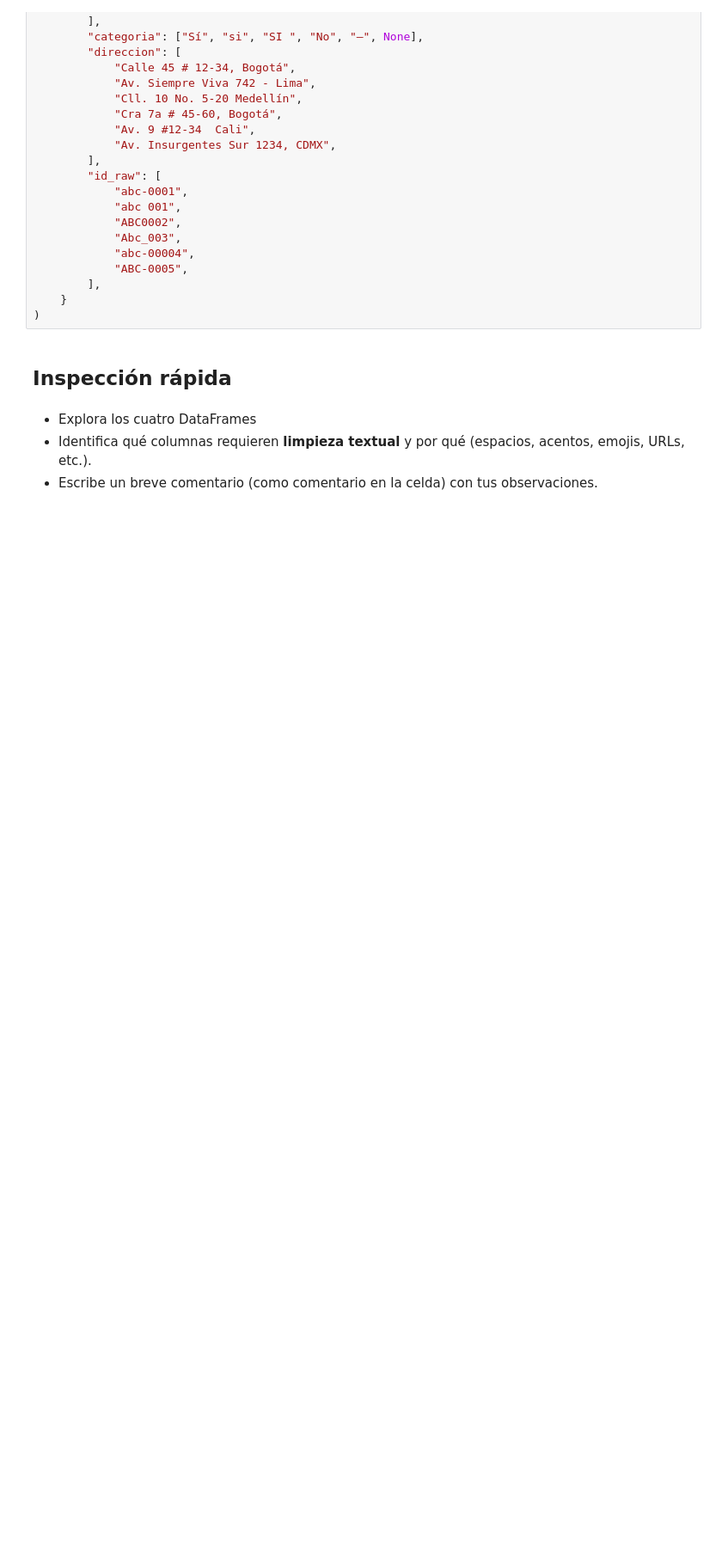
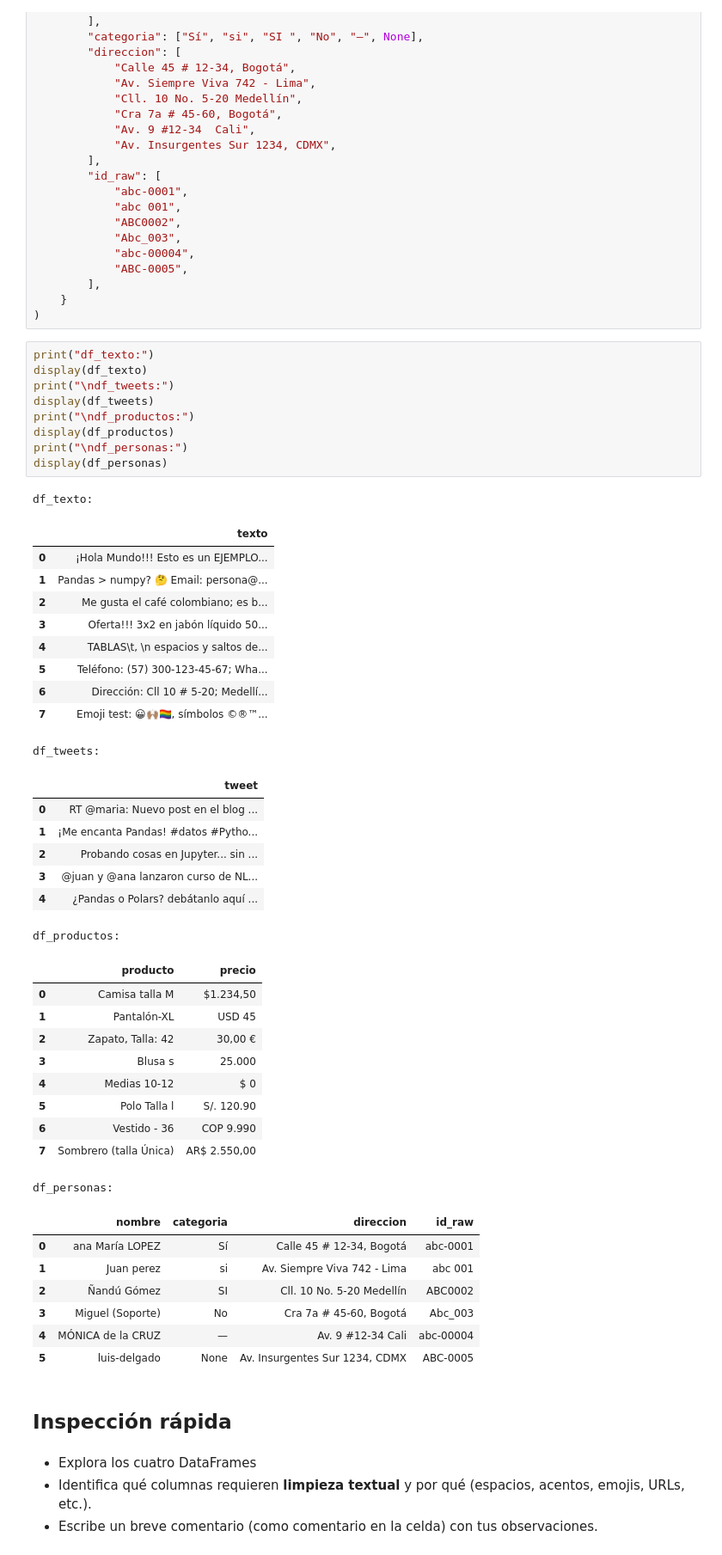
Before and after one commit to pablozapatao/NLP_PabloZapataOchoa, a Jupyter notebook: notebooks/Practica_Limpieza_Texto (1).ipynb, the cells around one changed output. Shown at 86% size. Drawn from its saved outputs; the diff is of its cells as text; blank space fills up the shorter version.

```diff
--- a/notebooks/Practica_Limpieza_Texto (1).ipynb
+++ b/notebooks/Practica_Limpieza_Texto (1).ipynb
@@ -226,6 +226,51 @@ df_personas = pd.DataFrame(
         ],
     }
 )
+# %%
+print("df_texto:")
+display(df_texto)
+print("\ndf_tweets:")
+display(df_tweets)
+print("\ndf_productos:")
+display(df_productos)
+print("\ndf_personas:")
+display(df_personas)
+# %% [output]
+df_texto:
+|  | texto |
+| 0 | ¡Hola Mundo!!! Esto es un EJEMPLO... |
+| 1 | Pandas > numpy? 🤔 Email: persona@... |
+| 2 | Me gusta el café colombiano; es b... |
+| 3 | Oferta!!! 3x2 en jabón líquido 50... |
+| 4 | TABLAS\t, \n espacios y saltos de... |
+| 5 | Teléfono: (57) 300-123-45-67; Wha... |
+| 6 | Dirección: Cll 10 # 5-20; Medellí... |
+| 7 | Emoji test: 😀🙌🏽🏳️‍🌈, símbolos ©®™... |
+df_tweets:
+|  | tweet |
+| 0 | RT @maria: Nuevo post en el blog ... |
+| 1 | ¡Me encanta Pandas! #datos #Pytho... |
+| 2 | Probando cosas en Jupyter... sin ... |
+| 3 | @juan y @ana lanzaron curso de NL... |
+| 4 | ¿Pandas o Polars? debátanlo aquí ... |
+df_productos:
+|  | producto | precio |
+| 0 | Camisa talla M | $1.234,50 |
+| 1 | Pantalón-XL | USD 45 |
+| 2 | Zapato, Talla: 42 | 30,00 € |
+| 3 | Blusa s | 25.000 |
+| 4 | Medias 10-12 | $ 0 |
+| 5 | Polo Talla l | S/. 120.90 |
+| 6 | Vestido - 36 | COP 9.990 |
+| 7 | Sombrero (talla Única) | AR$ 2.550,00 |
+df_personas:
+|  | nombre | categoria | direccion | id_raw |
+| 0 | ana María LOPEZ | Sí | Calle 45 # 12-34, Bogotá | abc-0001 |
+| 1 | Juan perez | si | Av. Siempre Viva 742 - Lima | abc 001 |
+| 2 | Ñandú Gómez | SI | Cll. 10 No. 5-20 Medellín | ABC0002 |
+| 3 | Miguel (Soporte) | No | Cra 7a # 45-60, Bogotá | Abc_003 |
+| 4 | MÓNICA de la CRUZ | — | Av. 9 #12-34 Cali | abc-00004 |
+| 5 | luis-delgado | None | Av. Insurgentes Sur 1234, CDMX | ABC-0005 |
 # %% [markdown]
 ## Inspección rápida
 # %% [markdown]
```
Also changed, not shown: parts of 4 cells of this notebook.
